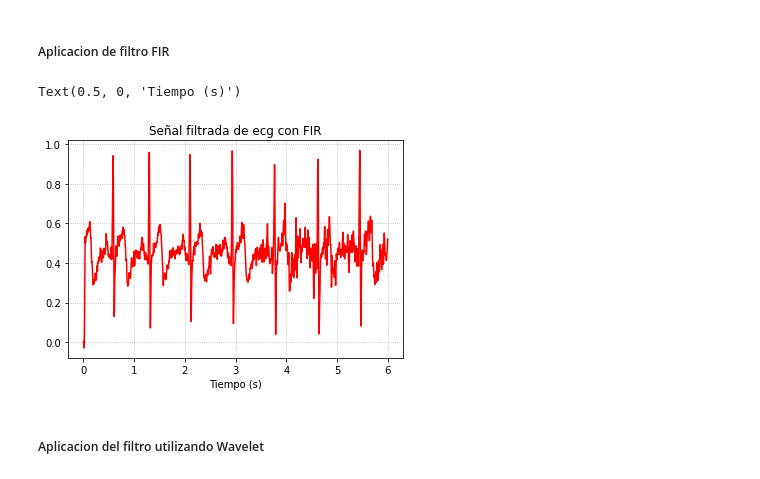
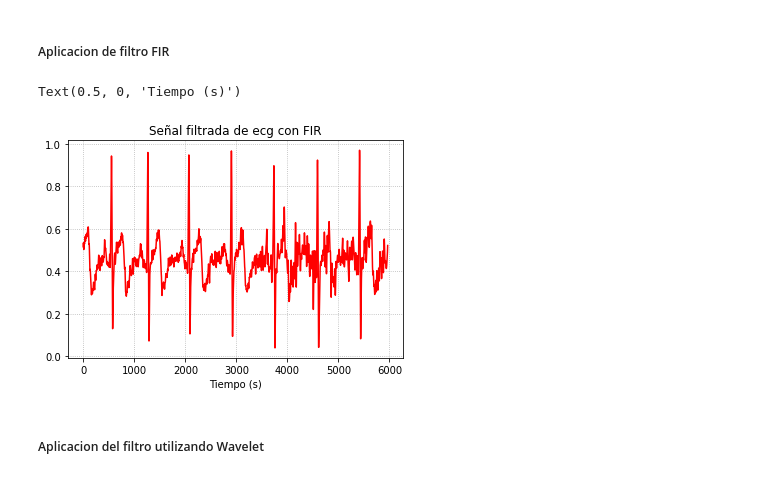
Before and after one commit to fruizg/Introduccion_de_senales, a Jupyter notebook: ISB/Laboratorios/Lab6_Filtrado/FiltroECG.ipynb, the cells around one changed output. Saved outputs shown, nothing was run; the diff lists cells and outputs as text; code cells hidden in the pictures.

```diff
--- a/ISB/Laboratorios/Lab6_Filtrado/FiltroECG.ipynb
+++ b/ISB/Laboratorios/Lab6_Filtrado/FiltroECG.ipynb
@@ -88,23 +88,23 @@ Text(0.5, 0, 'Tiempo (s)')
 # %%
 from scipy.signal import firwin, lfilter
 
 
 M = 56 # Orden del fitro
 Fc = 50 # Frecuencia alta
 
 #Diseño del filtro
 w = signal.firwin(numtaps=M, cutoff=Fc, window='hamming', fs=Fs)
 w = np.round(w,3)
 
 #Aplicación del filtro
 ecg_filtered_fir = signal.lfilter(w,np.array(1),y1)
 plt.title('Señal filtrada de ecg con FIR')
-plt.plot(t1,ecg_filtered_fir, color="red")
+plt.plot(ecg_filtered_fir[34:], color="red")
 plt.grid(linestyle=":")
 plt.xlabel("Tiempo (s)")
 # %% [output]
 Text(0.5, 0, 'Tiempo (s)')
-[figure, old version]
+[figure, new version]
 # %% [markdown]
 ##### Aplicacion del filtro utilizando Wavelet
 # %%
```
Also changed, not shown: parts of 1 cell of this notebook, 2 other files.
